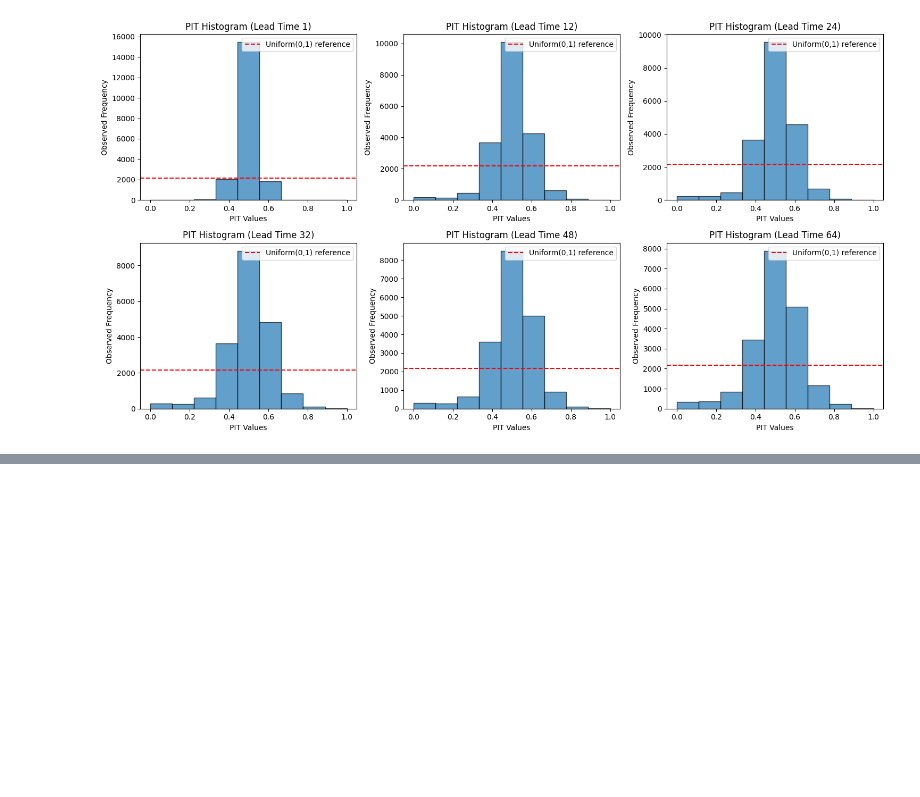
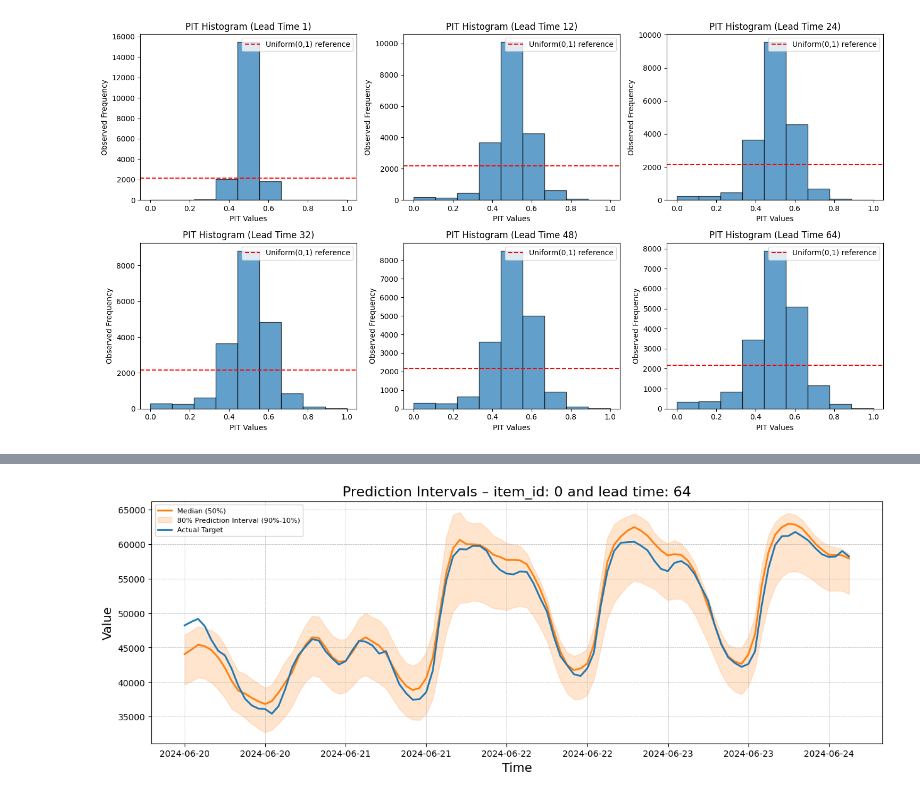
Before and after one commit to LouisSko/master-thesis, a Jupyter notebook: notebook.ipynb, the cells around one changed output, grey strips where cells are left out. Saved outputs shown, nothing was run; the diff lists cells and outputs as text; code cells hidden in the pictures; blank space fills up the shorter version.

```diff
--- a/notebook.ipynb
+++ b/notebook.ipynb
@@ -364,0 +357,4 @@ predictions_qr.get_pit_histogram()
+# %%
+predictions_qr.results[64].get_random_plot()
+# %% [output]
+[figure, added]
```
Also changed, not shown: parts of 17 cells of this notebook.
